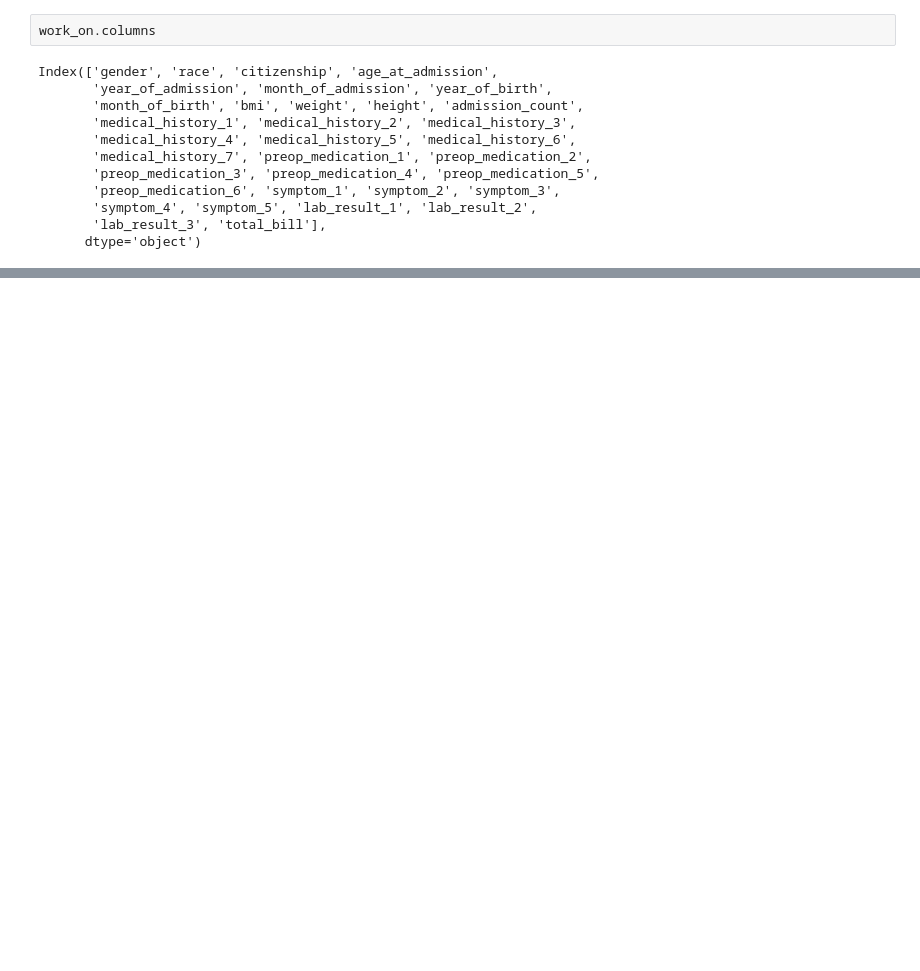
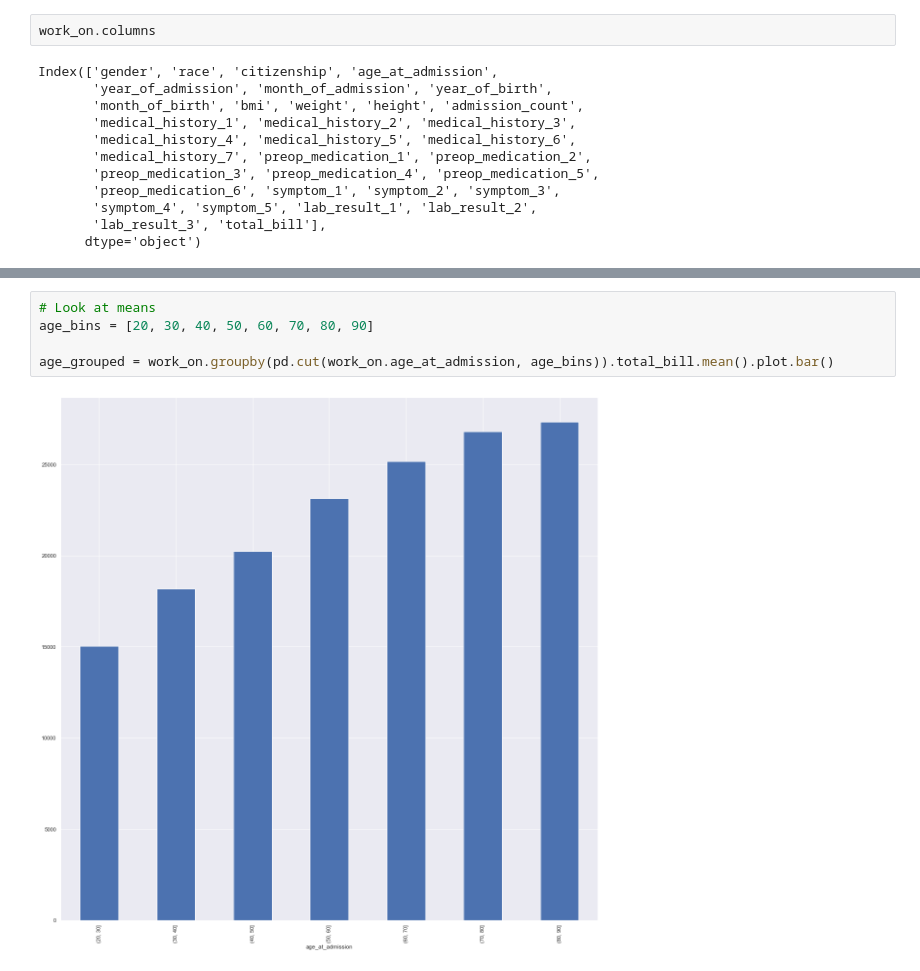
Before and after one commit to ripervail/Holmusk_analysis, a Jupyter notebook: data_analysis.ipynb, the cells around one changed output, grey strips where cells are left out. Saved outputs shown, nothing was run; the diff lists cells and outputs as text; blank space fills up the shorter version.

```diff
--- a/data_analysis.ipynb
+++ b/data_analysis.ipynb
@@ -270,0 +285,7 @@ race
+# %%
+# Look at means
+age_bins = [20, 30, 40, 50, 60, 70, 80, 90]
+
+age_grouped = work_on.groupby(pd.cut(work_on.age_at_admission, age_bins)).total_bill.mean().plot.bar()
+# %% [output]
+[figure, added]
```
Also changed, not shown: parts of 64 cells of this notebook, 2 other files.
